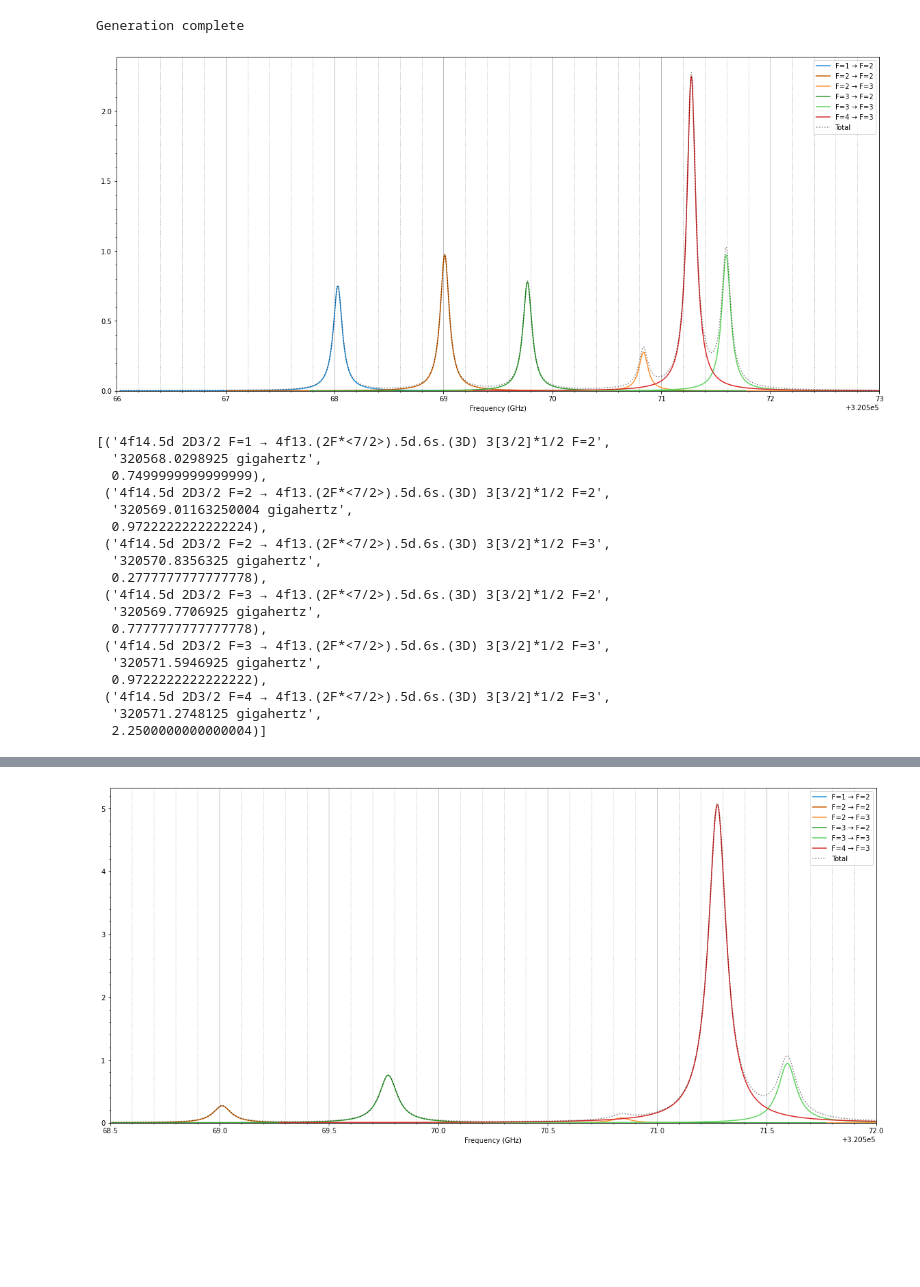
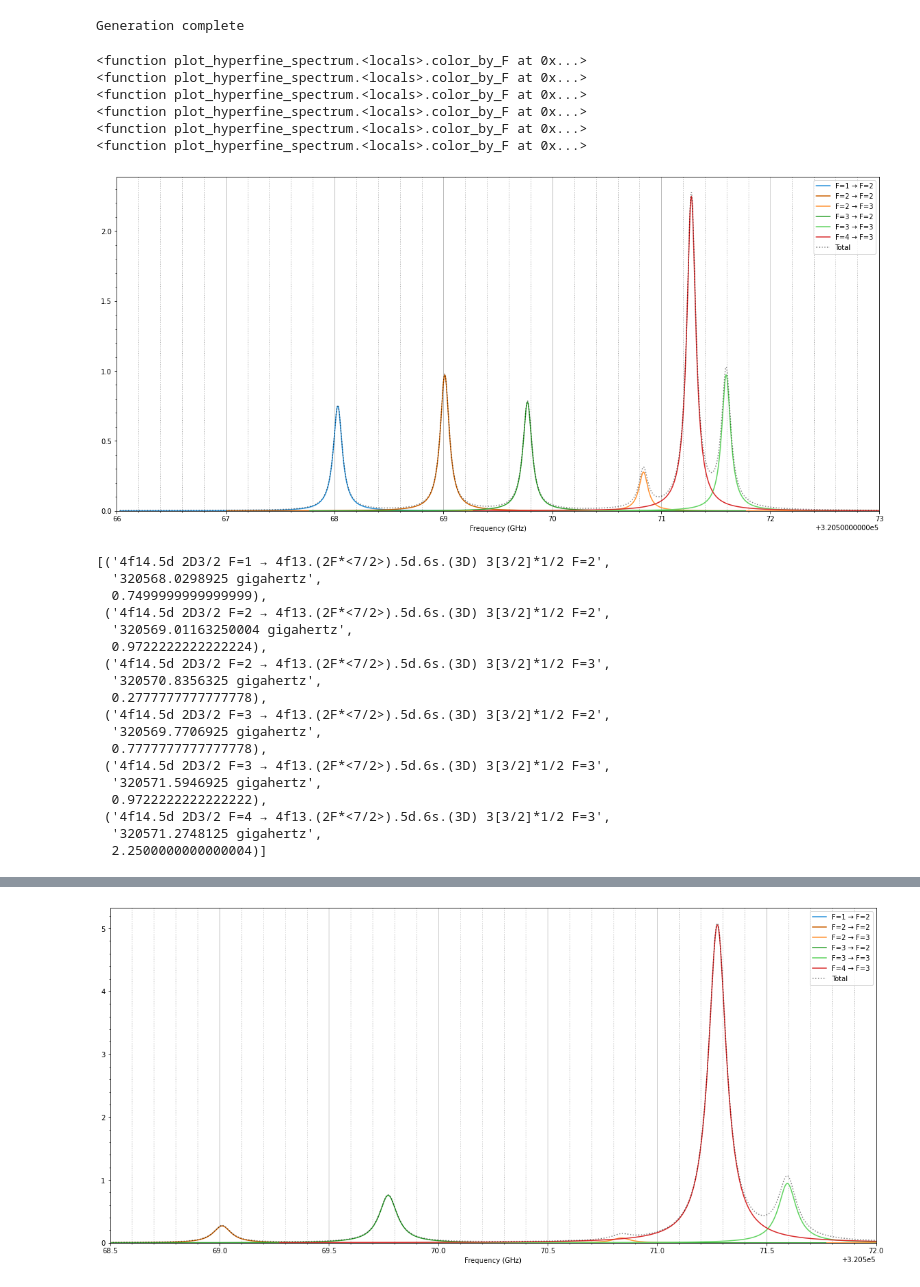
Before and after one commit to thomasdellaert/Atom-Toolkit, a Jupyter notebook: dstate.ipynb, the cells around one changed output, grey strips where cells are left out. Drawn from its saved outputs; the diff is of its cells as text; code cells hidden in the pictures; blank space fills up the shorter version.

```diff
--- a/dstate.ipynb
+++ b/dstate.ipynb
@@ -75,46 +75,52 @@ a.transitions[('4f14.6s 2S1/2', '4f14.6p 2P*1/2')].set_frequency(Q_(812.128235,
 # %%
 %matplotlib inline
 
 a.B = Q_(50.0, 'G')
 
 plt.figure(figsize=(20, 9))
 
 lineshape = lineshapes.LorentzianLineShape(gamma=.1)
 mod_lineshape = lineshapes.ModLorentzianLineShape(gamma=.1, depth=.2, mod_freq_GHz=0.8)
 
 # spectra.plot_spectrum(list(a.transitions[('4f14.5d 2D3/2', '4f13.(2F*<7/2>).5d.6s.(3D) 3[3/2]*1/2')].subtransitions.values()),
 #                        lineshape=lineshape, coloring='l', num_points=1000)
 
-spectra.plot_spectrum(a.transitions[('4f14.5d 2D3/2', '4f13.(2F*<7/2>).5d.6s.(3D) 3[3/2]*1/2')],
+spectra.plot_hyperfine_spectrum(a.transitions[('4f14.5d 2D3/2', '4f13.(2F*<7/2>).5d.6s.(3D) 3[3/2]*1/2')],
                        lineshape=lineshape, coloring='l', num_points=1000)
 plt.xlim(3.205e5+66, 3.205e5+73)
 
 ax = plt.gca()
 ax.grid(True, 'major', axis='x')
 ax.minorticks_on()
 ax.grid(True, 'minor', axis='x', linestyle=':', linewidth=1)
 
 plt.savefig('d_state_spectrum.png')
 plt.show()
 
 pprint([(s.name, str(s.freq.to('GHz')), s.rel_strength) for s in a.transitions[('4f14.5d 2D3/2', '4f13.(2F*<7/2>).5d.6s.(3D) 3[3/2]*1/2')].subtransitions()])
 # %% [output]
+<function plot_hyperfine_spectrum.<locals>.color_by_F at 0x...>
+<function plot_hyperfine_spectrum.<locals>.color_by_F at 0x...>
+<function plot_hyperfine_spectrum.<locals>.color_by_F at 0x...>
+<function plot_hyperfine_spectrum.<locals>.color_by_F at 0x...>
+<function plot_hyperfine_spectrum.<locals>.color_by_F at 0x...>
+<function plot_hyperfine_spectrum.<locals>.color_by_F at 0x...>
-[figure, old version]
+[figure, new version]
-[('4f14.5d 2D3/2 F=1 → 4f13.(2F*<7/2>).5d.6s.(3D) 3[3/2]*1/2 F=2',
-  '320568.0298925 gigahertz',
-  0.7499999999999999),
- ('4f14.5d 2D3/2 F=2 → 4f13.(2F*<7/2>).5d.6s.(3D) 3[3/2]*1/2 F=2',
-  '320569.01163250004 gigahertz',
-  0.9722222222222224),
- ('4f14.5d 2D3/2 F=2 → 4f13.(2F*<7/2>).5d.6s.(3D) 3[3/2]*1/2 F=3',
-  '320570.8356325 gigahertz',
-  0.2777777777777778),
- ('4f14.5d 2D3/2 F=3 → 4f13.(2F*<7/2>).5d.6s.(3D) 3[3/2]*1/2 F=2',
-  '320569.7706925 gigahertz',
-  0.7777777777777778),
- ('4f14.5d 2D3/2 F=3 → 4f13.(2F*<7/2>).5d.6s.(3D) 3[3/2]*1/2 F=3',
-  '320571.5946925 gigahertz',
-  0.9722222222222222),
- ('4f14.5d 2D3/2 F=4 → 4f13.(2F*<7/2>).5d.6s.(3D) 3[3/2]*1/2 F=3',
-  '320571.2748125 gigahertz',
-  2.2500000000000004)]
+[('4f14.5d 2D3/2 F=1 → 4f13.(2F*<7/2>).5d.6s.(3D) 3[3/2]*1/2 F=2',
+  '320568.0298925 gigahertz',
+  0.7499999999999999),
+ ('4f14.5d 2D3/2 F=2 → 4f13.(2F*<7/2>).5d.6s.(3D) 3[3/2]*1/2 F=2',
+  '320569.01163250004 gigahertz',
+  0.9722222222222224),
+ ('4f14.5d 2D3/2 F=2 → 4f13.(2F*<7/2>).5d.6s.(3D) 3[3/2]*1/2 F=3',
+  '320570.8356325 gigahertz',
+  0.2777777777777778),
+ ('4f14.5d 2D3/2 F=3 → 4f13.(2F*<7/2>).5d.6s.(3D) 3[3/2]*1/2 F=2',
+  '320569.7706925 gigahertz',
+  0.7777777777777778),
+ ('4f14.5d 2D3/2 F=3 → 4f13.(2F*<7/2>).5d.6s.(3D) 3[3/2]*1/2 F=3',
+  '320571.5946925 gigahertz',
+  0.9722222222222222),
+ ('4f14.5d 2D3/2 F=4 → 4f13.(2F*<7/2>).5d.6s.(3D) 3[3/2]*1/2 F=3',
+  '320571.2748125 gigahertz',
+  2.2500000000000004)]
```
Also changed, not shown: parts of 2 cells of this notebook, 1 other file.
